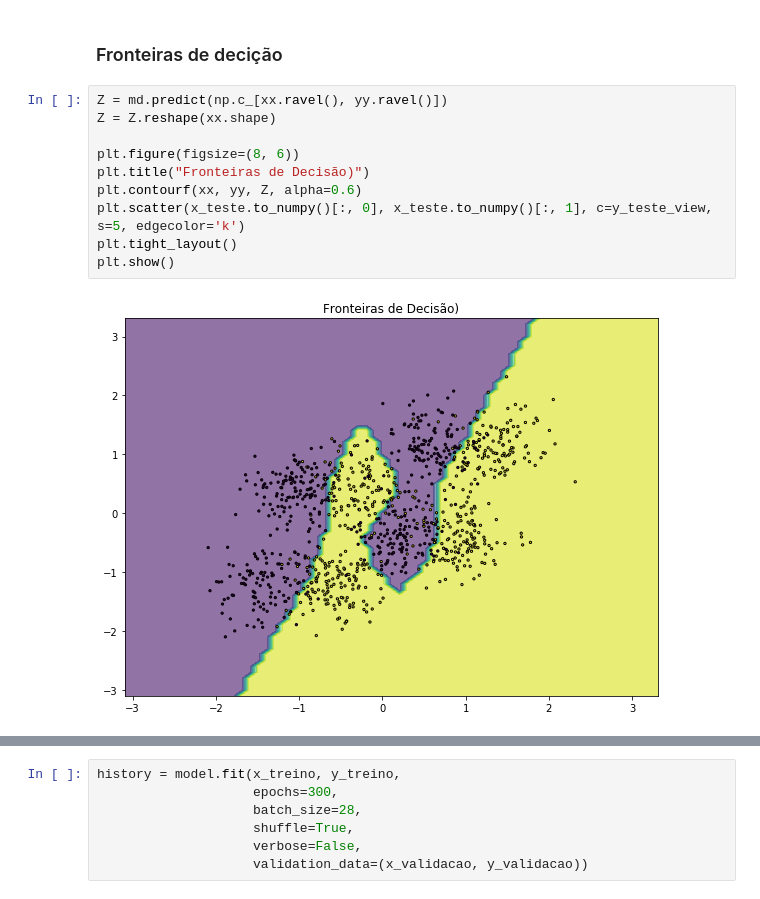
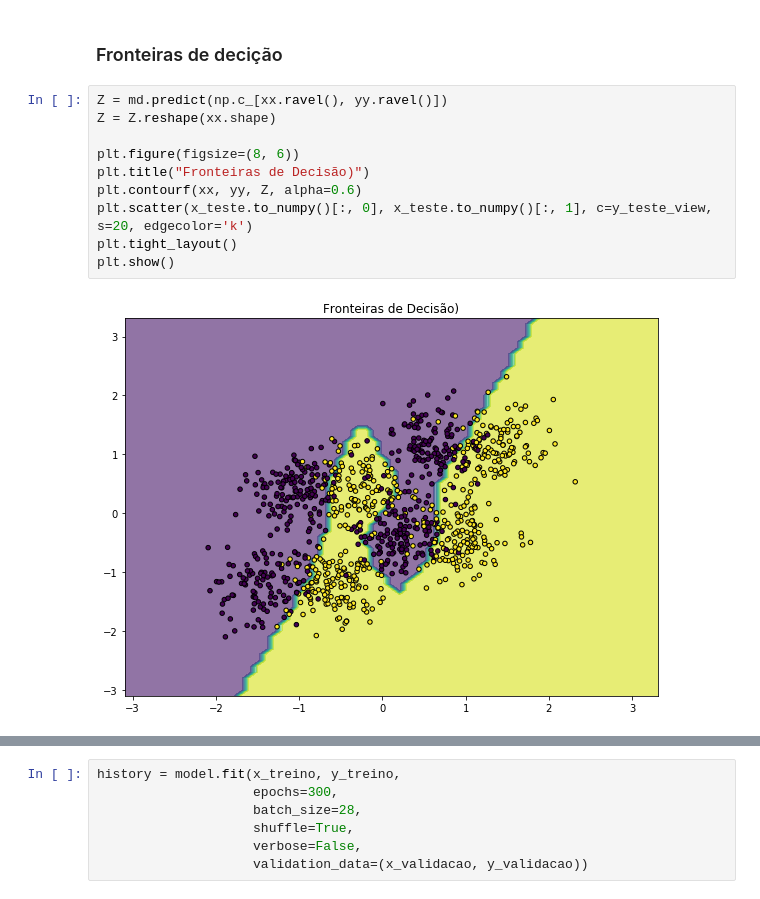
Before and after one commit to jimitogni/ia006, a Jupyter notebook: efc3/EFC3.ipynb, the cells around one changed output, grey strips where cells are left out. Saved outputs shown, nothing was run; the diff lists cells and outputs as text.

```diff
--- a/efc3/EFC3.ipynb
+++ b/efc3/EFC3.ipynb
@@ -355,15 +385,15 @@ plt.show()
 # %%
 Z = md.predict(np.c_[xx.ravel(), yy.ravel()])
 Z = Z.reshape(xx.shape)
 
 plt.figure(figsize=(8, 6))
 plt.title("Fronteiras de Decisão)")
 plt.contourf(xx, yy, Z, alpha=0.6)
-plt.scatter(x_teste.to_numpy()[:, 0], x_teste.to_numpy()[:, 1], c=y_teste_view, s=5, edgecolor='k')
+plt.scatter(x_teste.to_numpy()[:, 0], x_teste.to_numpy()[:, 1], c=y_teste_view, s=20, edgecolor='k')
 plt.tight_layout()
 plt.show()
 # %% [output]
-[figure, old version]
+[figure, new version]
 # %%
 #optimizer = SGD(lr=1e-4, momentum=0.9, nesterov=True)
 #optimizer = RMSprop(lr=1e-4)
```
Also changed, not shown: parts of 38 cells of this notebook.
